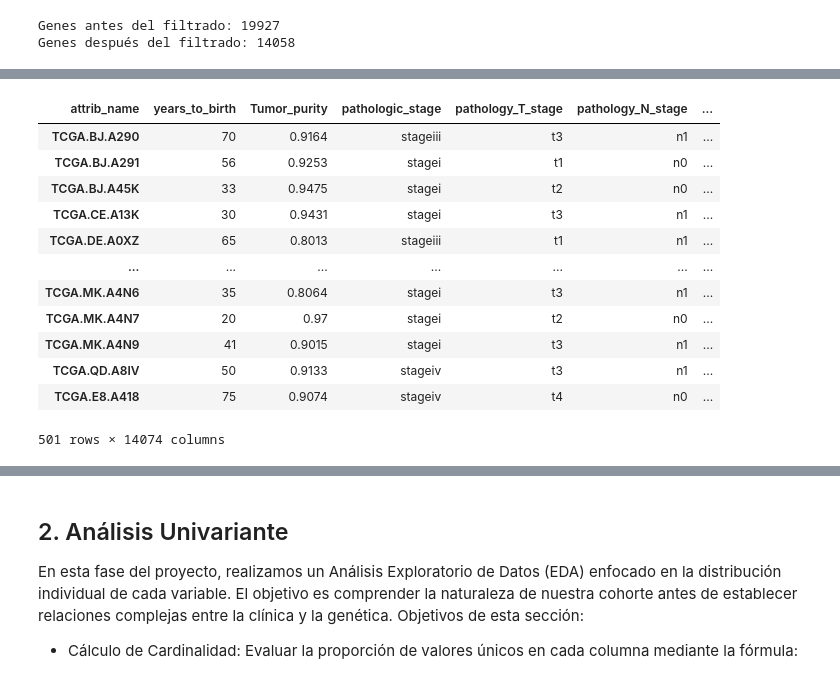
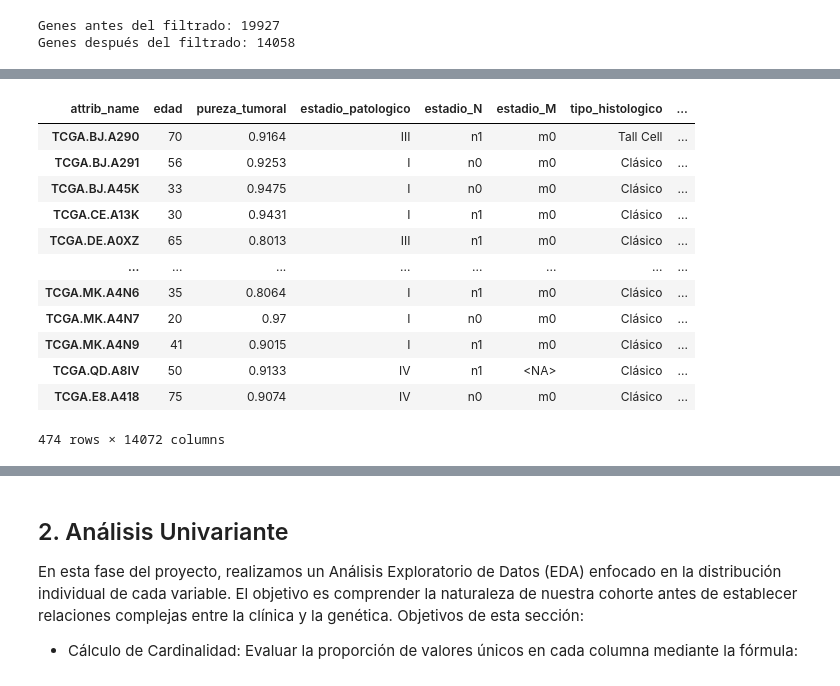
Before and after one commit to lolabarrios/Proyect_Break_EDA, a Jupyter notebook: codigo_EDA.ipynb, the cells around one changed output, grey strips where cells are left out. Drawn from its saved outputs; the diff is of its cells as text; code cells hidden in the pictures.

```diff
--- a/codigo_EDA.ipynb
+++ b/codigo_EDA.ipynb
@@ -57,0 +82,15 @@ None
+# %%
+# Como las variables de df_c son todas tipo objetos, vamos a cambiarlas, para que aquellas que
+# guarden valores numéricos sean del tipo float/int
+
+for col in df_c.columns:
+    converted_col = pd.to_numeric(df_c[col], errors='coerce')
+    # Si la conversión no resultó en valores nulos, actualizamos la columna
+    if not converted_col.isna().all():
+        df_c[col] = converted_col
+df_c = df_c.convert_dtypes()
+# %%
+# También eliminamos una de las variables que contienen informacion repetida (overall_survival//overallsurvival
+# y pathologic_stage//pathology_T_stage)
+df_c = df_c.drop(columns=['overallsurvival', 'pathology_T_stage'])
+print(df_c.info())
@@ -73,17 +193,22 @@ Para reducir el ruido y aumentar el poder estadístico, filtramos los 19,927 gen
 # %%
 # Filtrado de genes
-print(f"Genes antes del filtrado: {df_rna.shape[1]}") #uso el 1 para que solo me ofrezca el número de columnas, que es el que se va a modificar
+print(f"Genes antes del filtrado: {df_r.shape[1]}") #uso el 1 para que solo me ofrezca el número de columnas, que es el que se va a modificar
 
 # A. Filtro de expresión mínima (Media > 0.5)
-mascara_media = df_rna.mean() > 0.5
+mascara_media = df_r.mean() > 0.5
 
 # B. Filtro de Variabilidad (Varianza > Percentil 25)
-mascara_varianza = df_rna.var() > df_rna.var().quantile(0.25)
+mascara_varianza = df_r.var() > df_r.var().quantile(0.25)
 
 # Aplicamos ambos filtros al dataframe de RNA directamente
-df_rna_filtrado = df_rna.loc[:, mascara_media & mascara_varianza]
+df_rna = df_r.loc[:, mascara_media & mascara_varianza]
 
-print(f"Genes después del filtrado: {df_rna_filtrado.shape[1]}")
+print(f"Genes después del filtrado: {df_rna .shape[1]}")
 # %% [output]
 Genes antes del filtrado: 19927
 Genes después del filtrado: 14058
+# %%
+# C. Filtro sobre la pureza tumoral
+df_clinical = df_c[(df_c['pureza_tumoral'] >= 0.6) & (df_c['pureza_tumoral'].notna())]
+
+print(df_clinical.pureza_tumoral.sort_values())
@@ -90,20 +228,26 @@ Genes después del filtrado: 14058
 # %%
 # Alineamiento (Merge)
-df_combined = pd.merge(df_clinical, df_rna_filtrado, left_index=True, right_index=True, how='inner')
+df_combined = pd.merge(df_clinical, df_rna, left_index=True, right_index=True, how='inner')
 # how='inner' elimina automáticamente las 2 muestras sobrantes de la clínica
 display(df_combined)
+# Como en realidad (para evitar problemas con lo grande que es este dataframe) trabajaremos principalmente con ambos por
+# separado, vamos a aplicarle también el filtrado a df_clinical:
+common_ids = df_clinical.index.intersection(df_rna.index)
+
+df_clinical = df_clinical.loc[common_ids]
+df_rna = df_rna.loc[common_ids]
 # %% [output]
-| attrib_name | years_to_birth | Tumor_purity | pathologic_stage | pathology_T_stage | pathology_N_stage | ... |
-| TCGA.BJ.A290 | 70 | 0.9164 | stageiii | t3 | n1 | ... |
-| TCGA.BJ.A291 | 56 | 0.9253 | stagei | t1 | n0 | ... |
-| TCGA.BJ.A45K | 33 | 0.9475 | stagei | t2 | n0 | ... |
-| TCGA.CE.A13K | 30 | 0.9431 | stagei | t3 | n1 | ... |
-| TCGA.DE.A0XZ | 65 | 0.8013 | stageiii | t1 | n1 | ... |
-| ... | ... | ... | ... | ... | ... | ... |
-| TCGA.MK.A4N6 | 35 | 0.8064 | stagei | t3 | n1 | ... |
-| TCGA.MK.A4N7 | 20 | 0.97 | stagei | t2 | n0 | ... |
-| TCGA.MK.A4N9 | 41 | 0.9015 | stagei | t3 | n1 | ... |
-| TCGA.QD.A8IV | 50 | 0.9133 | stageiv | t3 | n1 | ... |
-| TCGA.E8.A418 | 75 | 0.9074 | stageiv | t4 | n0 | ... |
+| attrib_name | edad | pureza_tumoral | estadio_patologico | estadio_N | estadio_M | tipo_histologico | ... |
+| TCGA.BJ.A290 | 70 | 0.9164 | III | n1 | m0 | Tall Cell | ... |
+| TCGA.BJ.A291 | 56 | 0.9253 | I | n0 | m0 | Clásico | ... |
+| TCGA.BJ.A45K | 33 | 0.9475 | I | n0 | m0 | Clásico | ... |
+| TCGA.CE.A13K | 30 | 0.9431 | I | n1 | m0 | Clásico | ... |
+| TCGA.DE.A0XZ | 65 | 0.8013 | III | n1 | m0 | Clásico | ... |
+| ... | ... | ... | ... | ... | ... | ... | ... |
+| TCGA.MK.A4N6 | 35 | 0.8064 | I | n1 | m0 | Clásico | ... |
+| TCGA.MK.A4N7 | 20 | 0.97 | I | n0 | m0 | Clásico | ... |
+| TCGA.MK.A4N9 | 41 | 0.9015 | I | n1 | m0 | Clásico | ... |
+| TCGA.QD.A8IV | 50 | 0.9133 | IV | n1 | <NA> | Clásico | ... |
+| TCGA.E8.A418 | 75 | 0.9074 | IV | n0 | m0 | Clásico | ... |
-501 rows × 14074 columns
+474 rows × 14072 columns
 # %%
```
Also changed, not shown: parts of 67 cells of this notebook.
